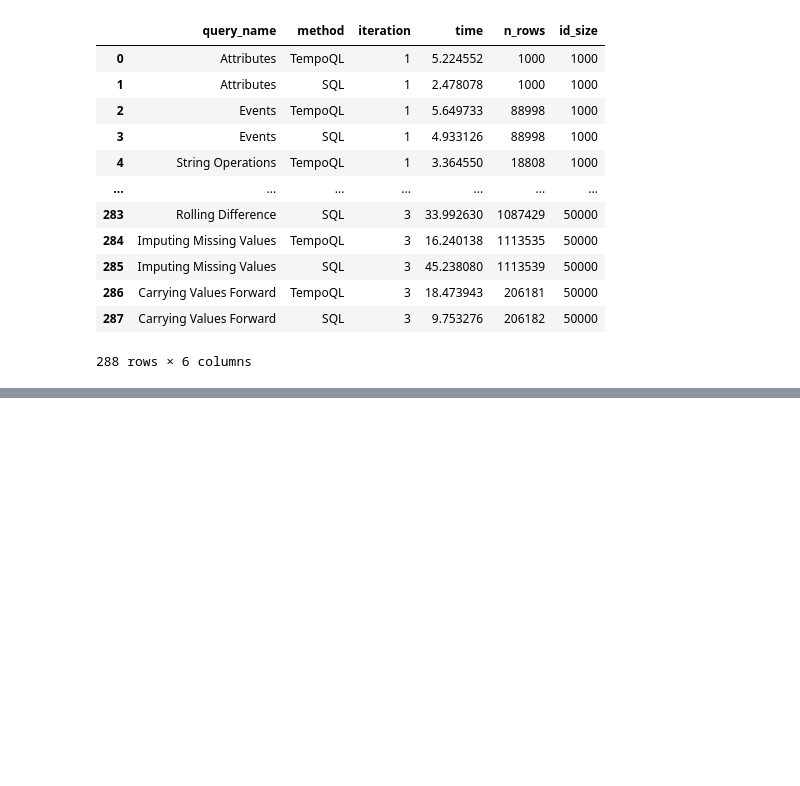
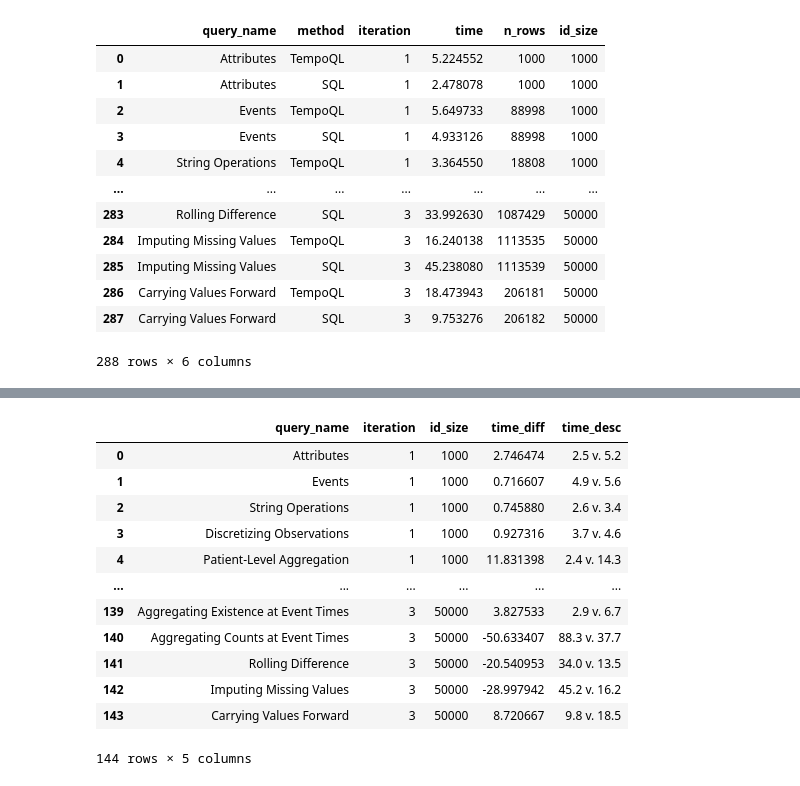
Before and after one commit to cmudig/tempo-ql, a Jupyter notebook: performance_eval/analyze_results.ipynb, the cells around one changed output, grey strips where cells are left out. Cells and saved outputs as stored; diff of their text form; code cells hidden in the pictures; blank space fills up the shorter version.

```diff
--- a/performance_eval/analyze_results.ipynb
+++ b/performance_eval/analyze_results.ipynb
@@ -34,10 +34,14 @@ chart = alt.Chart(grouped_df)
 # %% [output]
 [interactive output not drawn]
 # %%
+grouped_df = (df[df['method'] == 'TempoQL'].set_index(["query_name", "iteration", "id_size"])['time'] - df[df['method'] == 'SQL'].set_index(["query_name", "iteration", "id_size"])['time']).rename('time_diff').reset_index()
+grouped_df['sql_time'] = df[df['method'] == 'SQL']['time'].reset_index(drop=True)
+grouped_df['tempo_time'] = df[df['method'] == 'TempoQL']['time'].reset_index(drop=True)
+
 chart = alt.Chart(grouped_df)
-(chart.mark_rect().encode(
+((chart.mark_rect().encode(
     x=alt.X("id_size:O", axis=alt.Axis(title="Number of Patients", labelAngle=0)),
-    y=alt.Y("query_name:N", sort=df['query_name'].unique(), axis=alt.Axis(title=None)),
+    y=alt.Y("query_name:N", sort=grouped_df['query_name'].unique(), axis=alt.Axis(title=None)),
     color=alt.Color("mean_time:Q",
                     title="TempoQL Time – SQL Time (s)",
                     bin=alt.Bin(extent=[-90, 90], step=20, maxbins=9, nice=False),
@@ -49,12 +53,32 @@ chart = alt.Chart(grouped_df)
     fontSize=12
 ).encode(
     x=alt.X("id_size:O"),
-    y=alt.Y("query_name:N", sort=df['query_name'].unique()),
-    text=alt.Text("mean_time:Q", format=".1f"),
+    y=alt.Y("query_name:N", sort=grouped_df['query_name'].unique()),
+    text=alt.Text("time_desc:N"),
     color=alt.condition("abs(datum.mean_time) > 40", alt.value("white"), alt.value("black"))
 )).transform_aggregate(
-    mean_time="mean(time)",
+    mean_time="mean(time_diff)",
+    mean_sql_time="mean(sql_time)",
+    mean_tempo_time="mean(tempo_time)",
     groupby=["id_size", "query_name"]
-).properties(width=200)
+).transform_calculate(
+    time_desc="format(datum.mean_tempo_time, '.1f') + ' v. ' + format(datum.mean_sql_time, '.1f')"
+).properties(width=400, title="TempoQL v. SQL Execution Time"))
 # %% [output]
 [interactive output not drawn]
+# %%
+grouped_df
+# %% [output]
+|  | query_name | iteration | id_size | time_diff | time_desc |
+| 0 | Attributes | 1 | 1000 | 2.746474 | 2.5 v. 5.2 |
+| 1 | Events | 1 | 1000 | 0.716607 | 4.9 v. 5.6 |
+| 2 | String Operations | 1 | 1000 | 0.745880 | 2.6 v. 3.4 |
+| 3 | Discretizing Observations | 1 | 1000 | 0.927316 | 3.7 v. 4.6 |
+| 4 | Patient-Level Aggregation | 1 | 1000 | 11.831398 | 2.4 v. 14.3 |
+| ... | ... | ... | ... | ... | ... |
+| 139 | Aggregating Existence at Event Times | 3 | 50000 | 3.827533 | 2.9 v. 6.7 |
+| 140 | Aggregating Counts at Event Times | 3 | 50000 | -50.633407 | 88.3 v. 37.7 |
+| 141 | Rolling Difference | 3 | 50000 | -20.540953 | 34.0 v. 13.5 |
+| 142 | Imputing Missing Values | 3 | 50000 | -28.997942 | 45.2 v. 16.2 |
+| 143 | Carrying Values Forward | 3 | 50000 | 8.720667 | 9.8 v. 18.5 |
+144 rows × 5 columns
```
Also changed, not shown: parts of 2 cells of this notebook.
